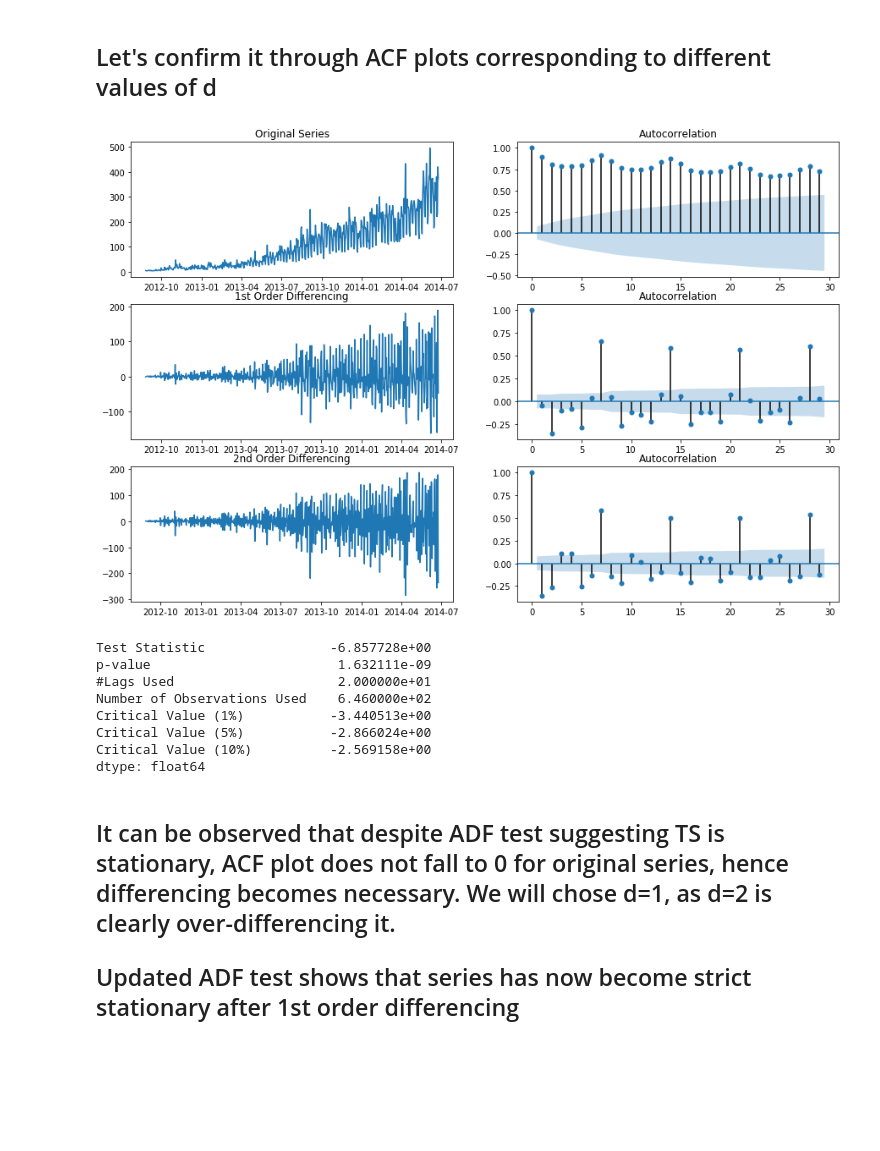
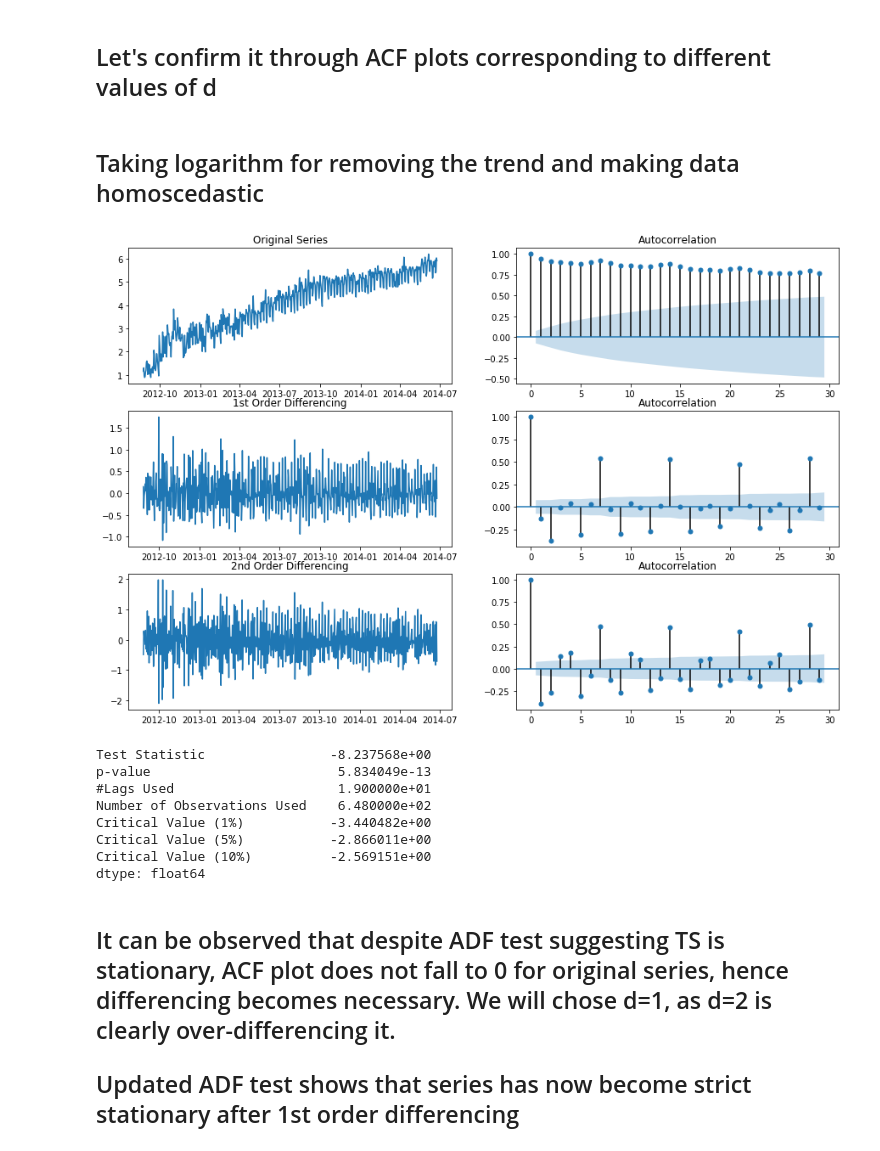
Before and after one commit to TheAbhishekJha/TimeSeries, a Jupyter notebook: TSnotebook.ipynb, the cells around one changed output. Saved outputs shown, nothing was run; the diff lists cells and outputs as text; code cells hidden in the pictures; blank space fills up the shorter version.

```diff
--- a/TSnotebook.ipynb
+++ b/TSnotebook.ipynb
@@ -660,27 +648,32 @@ train_temp.drop('ID',axis=1,inplace=True)
+# %% [markdown]
+## Taking logarithm for removing the trend and making data homoscedastic
+# %%
+train_log = np.log(training['Count'])
+valid_log = np.log(validating['Count'])
 # %%
 fig, axes = plt.subplots(3, 2)
-axes[0, 0].plot(training.Count)
+axes[0, 0].plot(train_log)
 axes[0, 0].set_title('Original Series')
-plot_acf(training.Count, ax=axes[0, 1])
-axes[1, 0].plot(training.Count.diff())
+plot_acf(train_log, ax=axes[0, 1])
+axes[1, 0].plot(train_log.diff())
 axes[1, 0].set_title('1st Order Differencing')
-plot_acf(training.Count.diff().dropna(), ax=axes[1, 1])
-axes[2, 0].plot(training.Count.diff().diff())
+plot_acf(train_log.diff().dropna(), ax=axes[1, 1])
+axes[2, 0].plot(train_log.diff().diff())
 axes[2, 0].set_title('2nd Order Differencing')
-plot_acf(training.Count.diff().diff().dropna(), ax=axes[2, 1])
+plot_acf(train_log.diff().diff().dropna(), ax=axes[2, 1])
 plt.show()
 # %% [output]
-[figure, old version]
+[figure, new version]
 # %%
-test_stationarity(training.Count.diff().dropna())
+test_stationarity(train_log.diff().dropna())
 # %% [output]
-Test Statistic                -6.857728e+00
-p-value                        1.632111e-09
-#Lags Used                     2.000000e+01
-Number of Observations Used    6.460000e+02
-Critical Value (1%)           -3.440513e+00
-Critical Value (5%)           -2.866024e+00
-Critical Value (10%)          -2.569158e+00
+Test Statistic                -8.237568e+00
+p-value                        5.834049e-13
+#Lags Used                     1.900000e+01
+Number of Observations Used    6.480000e+02
+Critical Value (1%)           -3.440482e+00
+Critical Value (5%)           -2.866011e+00
+Critical Value (10%)          -2.569151e+00
 dtype: float64
 # %% [markdown]
 ## It can be observed that despite ADF test suggesting TS is stationary, ACF plot does not fall to 0 for original series, hence differencing becomes necessary. We will chose d=1, as d=2 is clearly over-differencing it.
```
Also changed, not shown: parts of 27 cells of this notebook.
